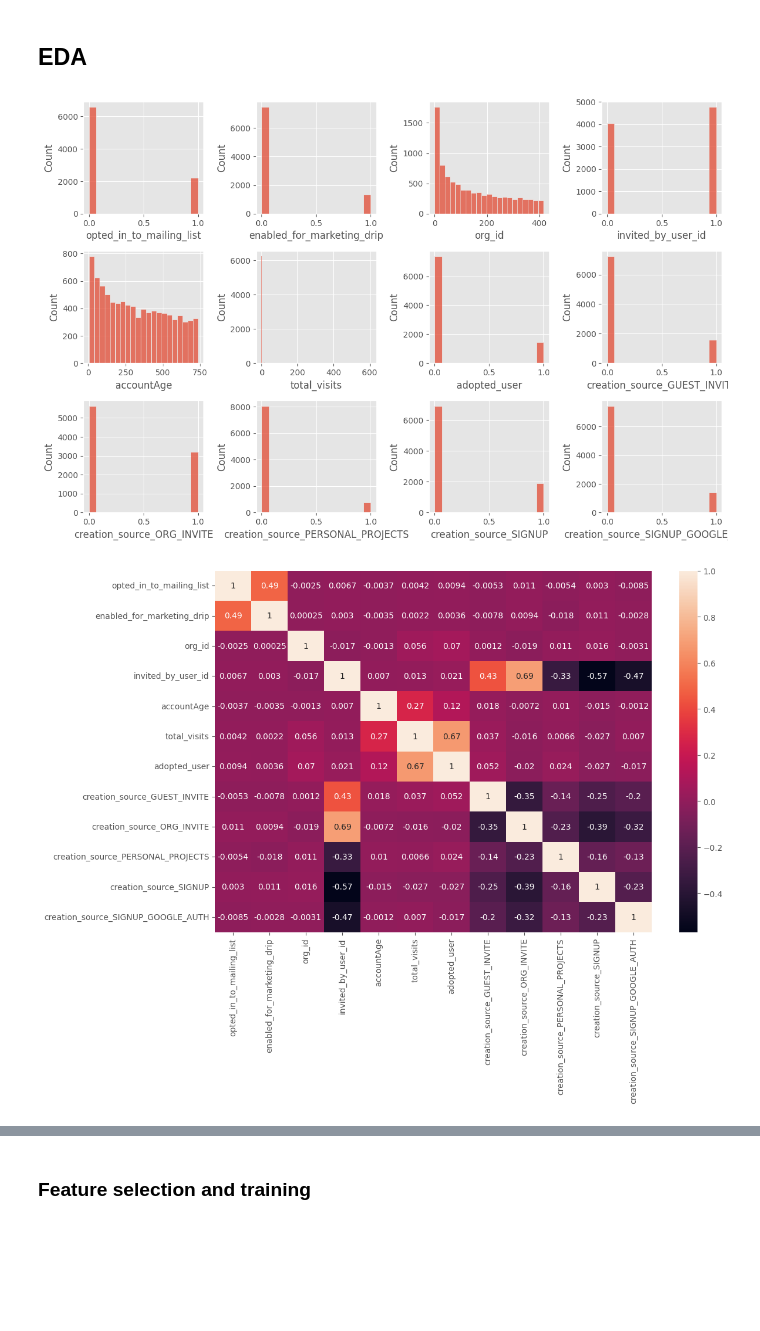
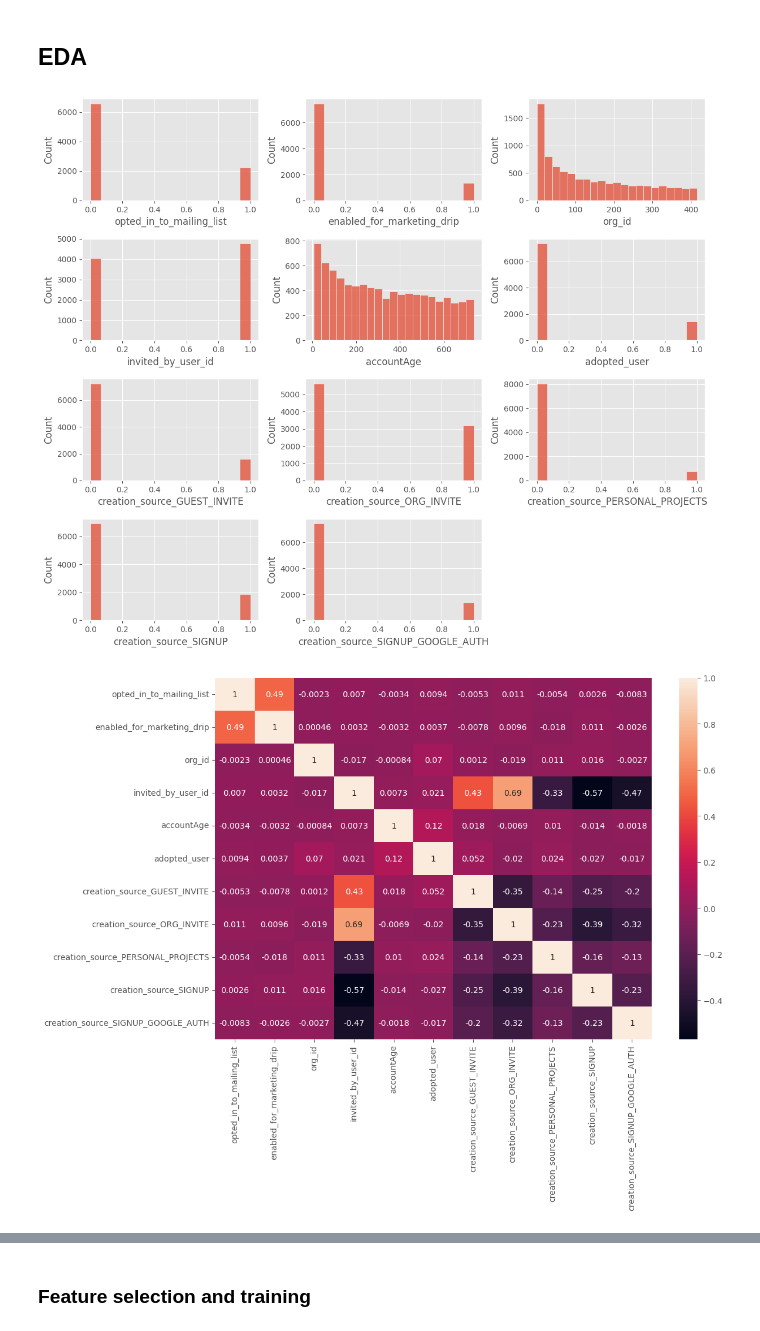
Before and after one commit to karma-gits/springboard, a Jupyter notebook: Take_home_challenge/relax_challenge/relax.ipynb, the cells around one changed output, grey strips where cells are left out. Saved outputs shown, nothing was run; the diff lists cells and outputs as text; code cells hidden in the pictures; blank space fills up the shorter version.

```diff
--- a/Take_home_challenge/relax_challenge/relax.ipynb
+++ b/Take_home_challenge/relax_challenge/relax.ipynb
@@ -187,7 +187,7 @@ df_merged.head()
 | 4 | 2 | 2013-11-15 03:45:04 | Poole Matthew | MatthewPoole@gustr.com | ORG_INVITE | 1.396238e+09 | ... |
 # %%
 # Removing unwanted columns
-df_merged = df_merged.drop(['name', 'email', 'creation_time','object_id','last_session_creation_time','time_stamp','user_id','visited_x','login_date'],axis=1).copy()
+df_merged = df_merged.drop(['name', 'email', 'creation_time','object_id','last_session_creation_time','time_stamp','user_id','visited_x','login_date','total_visits'],axis=1).copy()
 
 #drop all the duplicates and left with details by each user id
 df_merged.drop_duplicates(inplace=True)
@@ -212,20 +212,20 @@ df.head()
 # %%
 # Explore all the numberic columns
 plt.figure(figsize=(12,10))
 for i, col in enumerate(df):
-    plt.subplot(4,4,i+1)
+    plt.subplot(4,3,i+1)
     sns.histplot(df[col])
 
 plt.tight_layout()
 plt.show()
 # %% [output]
-[figure, old version]
+[figure, new version]
 # %%
 # Exploring Correlation
 plt.figure(figsize=(12,8))
 sns.heatmap(df.corr(numeric_only=True),annot=True);
 # %% [output]
-[figure, old version]
+[figure, new version]
 # %%
 plt.figure(figsize=(3,6))
 sns.heatmap(df.corr(numeric_only=True)[['adopted_user']].sort_values(by ='adopted_user',ascending = False),annot=True);
```
Also changed, not shown: parts of 9 cells of this notebook, 1 other file.
